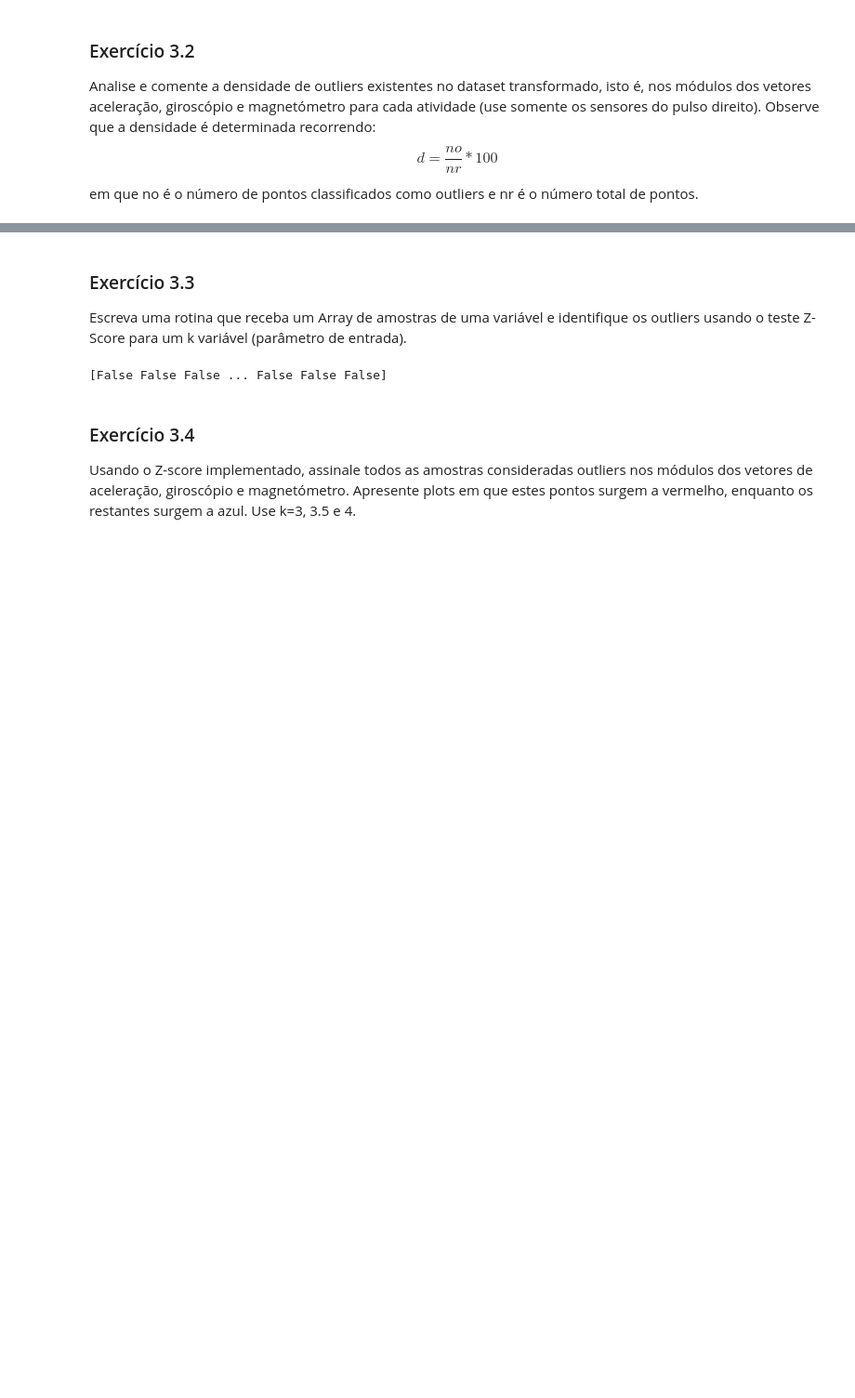
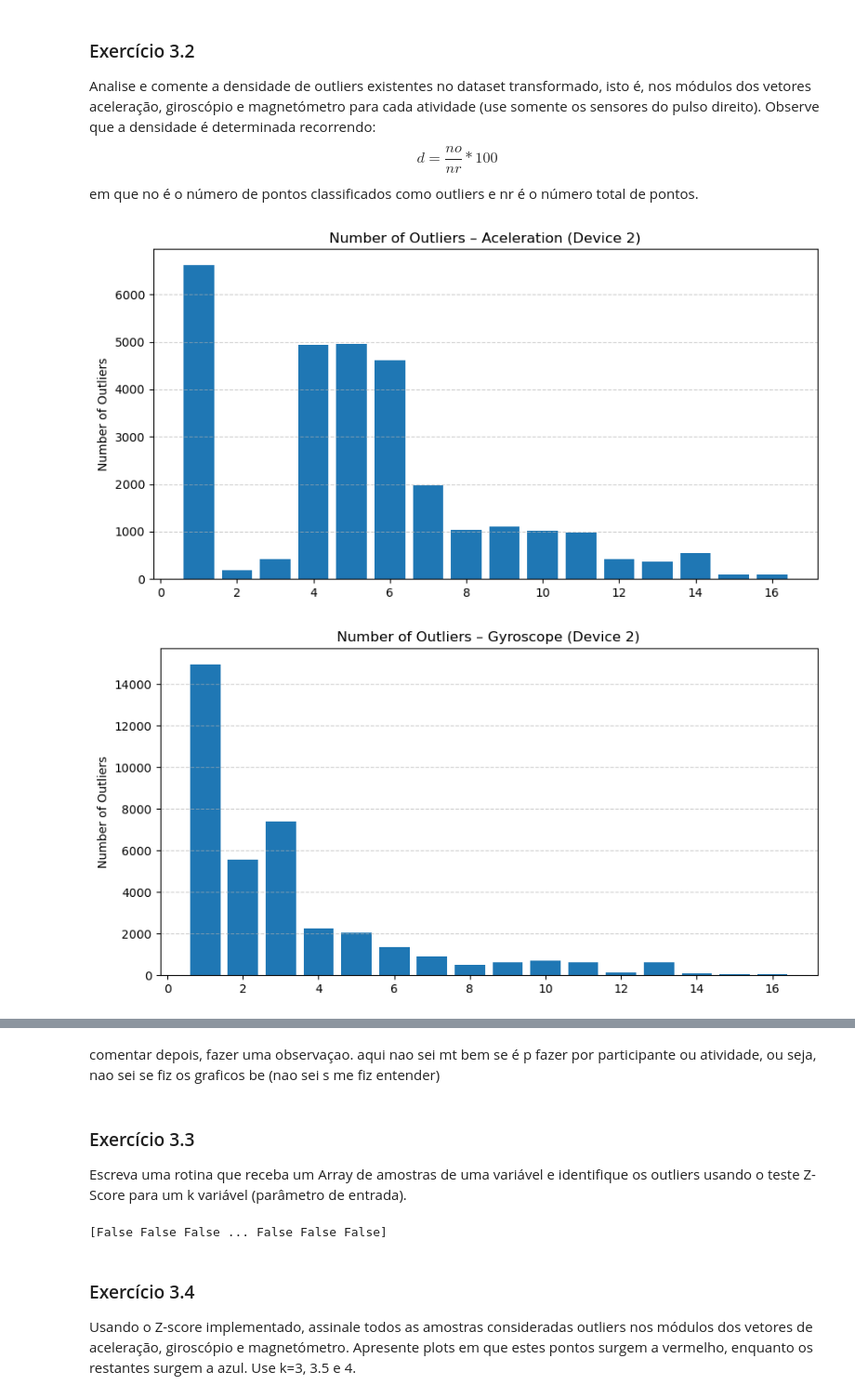
Before and after one commit to r3ber/ecac, a Jupyter notebook: TP1/tp1.ipynb, the cells around one changed output, grey strips where cells are left out. Shown at 93% size. Cells and saved outputs as stored; diff of their text form; code cells hidden in the pictures; blank space fills up the shorter version.

```diff
--- a/TP1/tp1.ipynb
+++ b/TP1/tp1.ipynb
@@ -144,7 +159,7 @@ def outliers_density(data, sensor):
     # dr = (number of outliers / total number of samples) * 100
     device_id = 2
     device_data = data[data[:,1] == device_id]
-    total_num_samples = device_data.shape[0]
+    #total_num_samples = device_data.shape[0]
 
     #acel
     if sensor == 1:
@@ -166,9 +181,10 @@ def outliers_density(data, sensor):
     sensor_data= device_data[:, c]
     magnitude= np.linalg.norm(sensor_data, axis=1)
 
-    activities= device_data[:,11]
+    activities= device_data[:,12]
     unique= np.unique(activities)
     results= {}
+    outlier_counts=[]
 
     for a in unique:
         mag = magnitude[activities==a]
@@ -195,5 +211,21 @@ def outliers_density(data, sensor):
             'total_points': nr,
             'outliers_count': no
         }
+        outlier_counts.append(no)
 
-    return results, label
+
+    plt.figure(figsize=(10,5))
+    plt.bar(unique, outlier_counts)
+    plt.ylabel('Number of Outliers')
+    plt.title(f'Number of Outliers – {label} (Device 2)')
+    plt.grid(axis='y', linestyle='--', alpha=0.6)
+    plt.show()
+
+    #return results, label
+# %%
+outliers_density(data, 1)
+outliers_density(data, 2)
+outliers_density(data, 3)
+# %% [output]
+[figure, added]
+[figure, added]
@@ -200,3 +233,5 @@ def outliers_density(data, sensor):
+# %% [markdown]
+comentar depois, fazer uma observaçao. aqui nao sei mt bem se é p fazer por participante ou atividade, ou seja, nao sei se fiz os graficos be (nao sei s me fiz entender)
 # %% [markdown]
 ### Exercício 3.3
 Escreva uma rotina que receba um Array de amostras de uma variável e identifique os outliers usando o teste Z-Score para um k variável (parâmetro de entrada).
```
Also changed, not shown: parts of 4 cells of this notebook.
